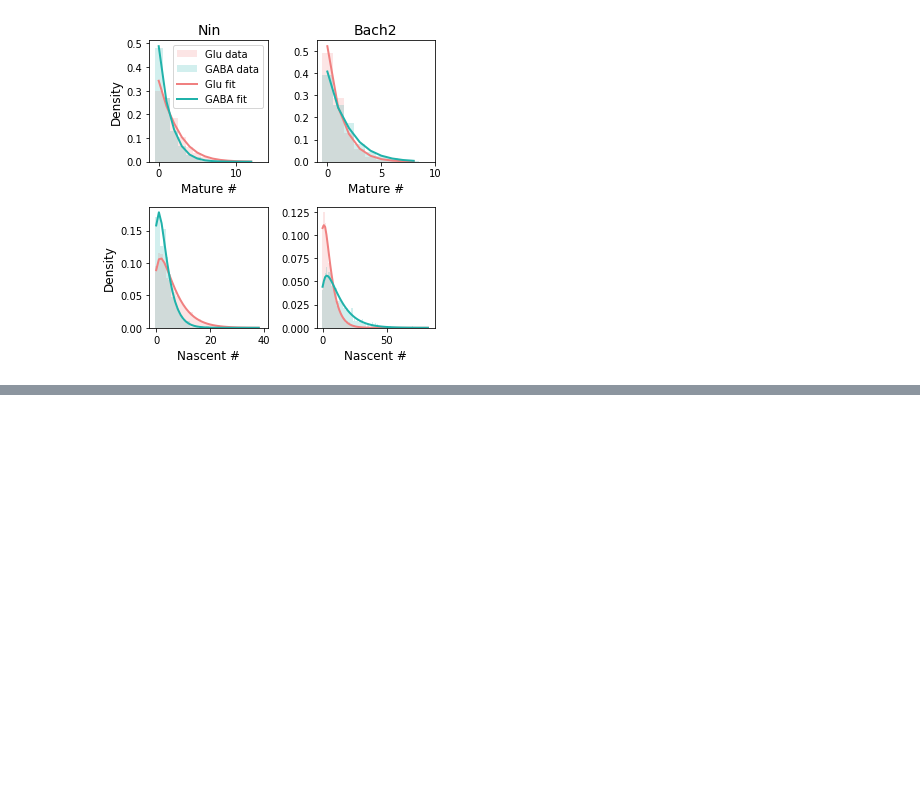
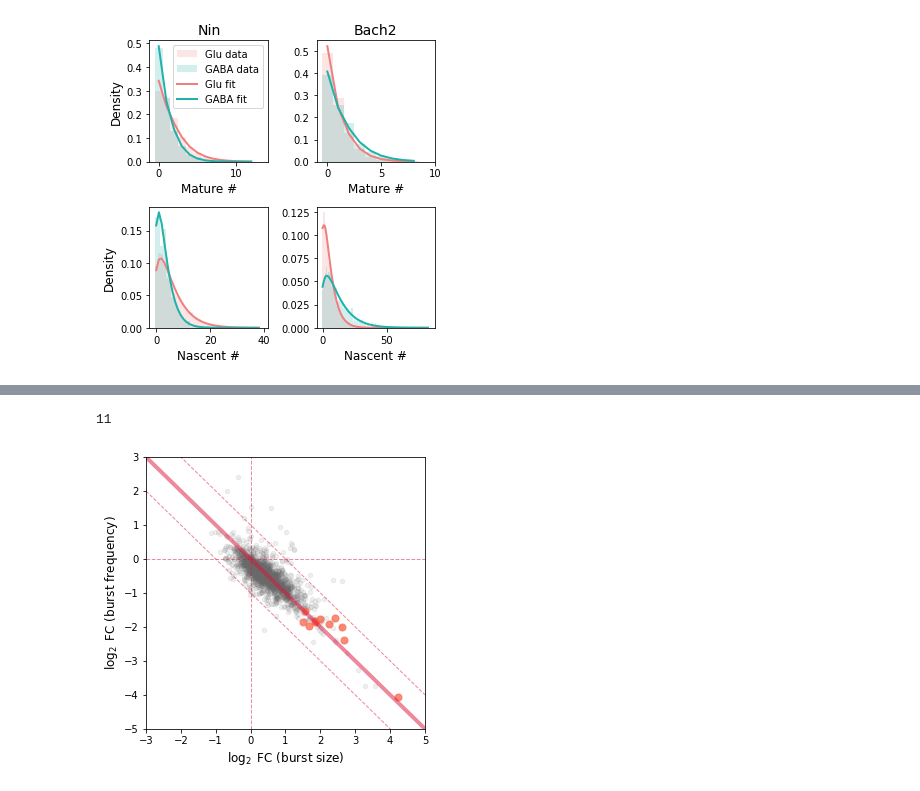
Before and after one commit to pachterlab/monod_examples, a Jupyter notebook: manuscript_computation/gg230328_diffexp.ipynb, the cells around one changed output, grey strips where cells are left out. Cells and saved outputs as stored; diff of their text form; code cells hidden in the pictures; blank space fills up the shorter version.

```diff
--- a/manuscript_computation/gg230328_diffexp.ipynb
+++ b/manuscript_computation/gg230328_diffexp.ipynb
@@ -373,0 +448,5 @@ sr_arr_allen[1].regressor_optimum.shape
+# %%
+fc_par = ((par_vals[1,:,:]-par_vals[0,:,:])/np.log10(2))
+# %%
+deltaB = fc_par[:,0]
+deltaK = -(fc_par[:,1]+fc_par[:,2])/2
@@ -373,0 +487,45 @@ sr_arr_allen[1].regressor_optimum.shape
+# %%
+c_genes = 'dimgrey'
+alpha_genes = 0.1
+c_highlight = 'tomato'
+alpha_highlight = 0.7
+c_baseline = np.asarray([9,160,115])/255
+c_singlegene = 'dodgerblue'
+ms_genes = 20
+ms_highlight = 50
+fs_axes = 12
+fs_title=14
+alpha_line = 0.48
+lw = 3
+c_baseline_violation = 'blueviolet'
+c_identity = 'k'
+# %%
+thrpars = 1.5
+thrmean = 1
+gf_highnoise = (np.abs(deltaB)>thrpars) & (np.abs(deltaK)>thrpars)  \
+    & ((sd_arr[1].layers[1].mean(1)>thrmean) | (sd_arr[0].layers[1].mean(1)>thrmean)) \
+    & gf_rej
+# %%
+gf_highnoise.sum()
+# %% [output]
+11
+# %%
+plt.figure(figsize=(5,5))
+plt.scatter(deltaB[gf_rej],deltaK[gf_rej],ms_genes,c_genes,alpha=alpha_genes)
+plt.scatter(deltaB[gf_highnoise],deltaK[gf_highnoise],ms_highlight,c_highlight,alpha=alpha_highlight)
+xl =np.asarray([-3,5])
+xlx = [xl[0],xl[1]]
+xly = [-xl[1],-xl[0]]
+plt.xlim(xlx)
+plt.ylim(xly)
+plt.plot(xl,-xl,'-',linewidth=4,c='crimson',alpha=0.5)
+plt.plot(xl,-(xl+1),'--',linewidth=1,c='crimson',alpha=0.5)
+plt.plot(xl,-(xl-1),'--',linewidth=1,c='crimson',alpha=0.5)
+plt.plot(xlx,[0,0],'--',linewidth=1,c='crimson',alpha=0.5)
+plt.plot([0,0],xly,'--',linewidth=1,c='crimson',alpha=0.5)
+plt.xlabel(r'$\log_2$ FC (burst size)',fontsize=fs_axes)
+plt.ylabel(r'$\log_2$ FC (burst frequency)',fontsize=fs_axes)
+plt.savefig('./figs/fig5c.png',dpi=450)
+plt.savefig('./figs/fig5c.pdf')
+# %% [output]
+[figure, added]
```
Also changed, not shown: parts of 29 cells of this notebook, 9 other files.
